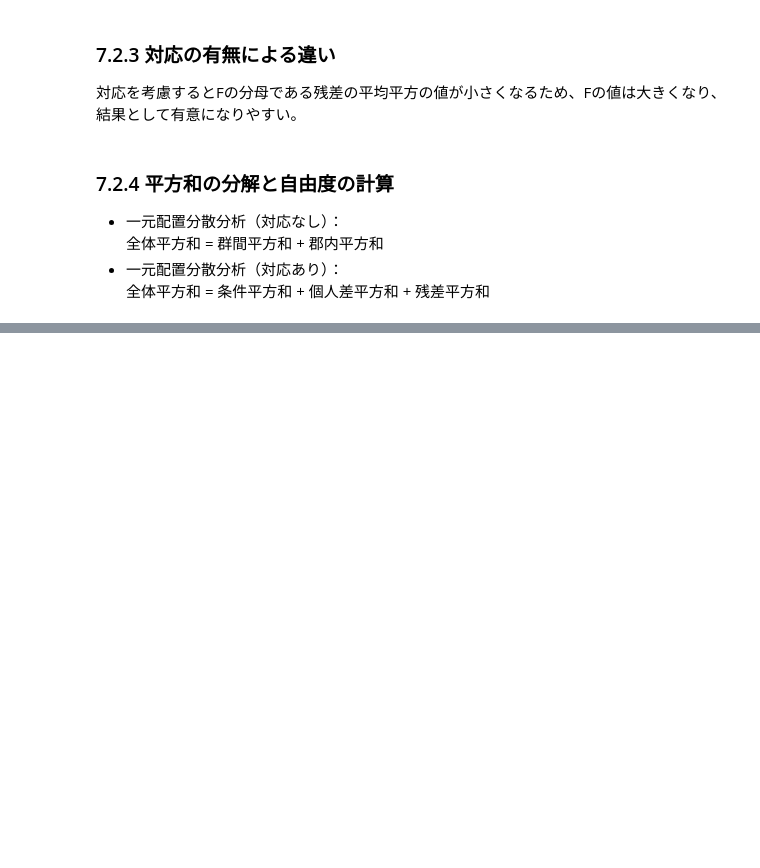
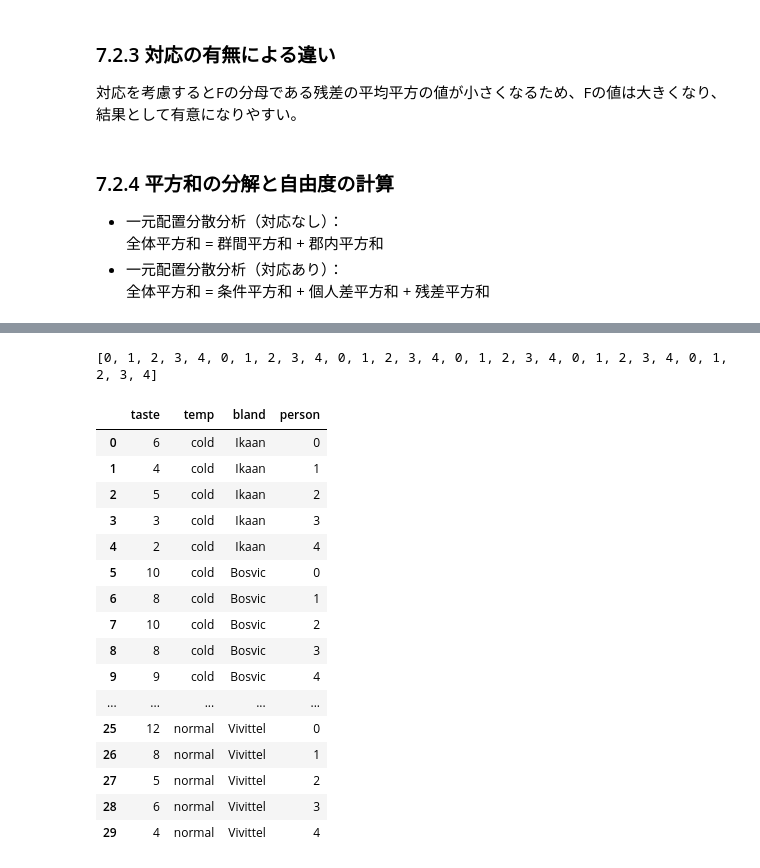
Before and after one commit to kanix29/statistics_r2python, a Jupyter notebook: Chapter7.ipynb, the cells around one changed output, grey strips where cells are left out. Saved outputs shown, nothing was run; the diff lists cells and outputs as text; code cells hidden in the pictures; blank space fills up the shorter version.

```diff
--- a/Chapter7.ipynb
+++ b/Chapter7.ipynb
@@ -380,0 +508,26 @@ stats.f.isf(0.05, 2, 8)
+# %%
+participants = list(range(5))*6 # ["Muramatu","Kawasaki","Iguti","Matunaka","Jozima"]*6
+print(participants)
+# %% [output]
+[0, 1, 2, 3, 4, 0, 1, 2, 3, 4, 0, 1, 2, 3, 4, 0, 1, 2, 3, 4, 0, 1, 2, 3, 4, 0, 1, 2, 3, 4]
+# %%
+taste_df2 = pd.DataFrame({"taste":taste, "temp" : temperature, "bland" : bland, "person":participants})
+taste_df2
+# %% [output]
+|  | taste | temp | bland | person |
+| 0 | 6 | cold | Ikaan | 0 |
+| 1 | 4 | cold | Ikaan | 1 |
+| 2 | 5 | cold | Ikaan | 2 |
+| 3 | 3 | cold | Ikaan | 3 |
+| 4 | 2 | cold | Ikaan | 4 |
+| 5 | 10 | cold | Bosvic | 0 |
+| 6 | 8 | cold | Bosvic | 1 |
+| 7 | 10 | cold | Bosvic | 2 |
+| 8 | 8 | cold | Bosvic | 3 |
+| 9 | 9 | cold | Bosvic | 4 |
+| ... | ... | ... | ... | ... |
+| 25 | 12 | normal | Vivittel | 0 |
+| 26 | 8 | normal | Vivittel | 1 |
+| 27 | 5 | normal | Vivittel | 2 |
+| 28 | 6 | normal | Vivittel | 3 |
+| 29 | 4 | normal | Vivittel | 4 |
```
Also changed, not shown: parts of 49 cells of this notebook, 2 other files.
